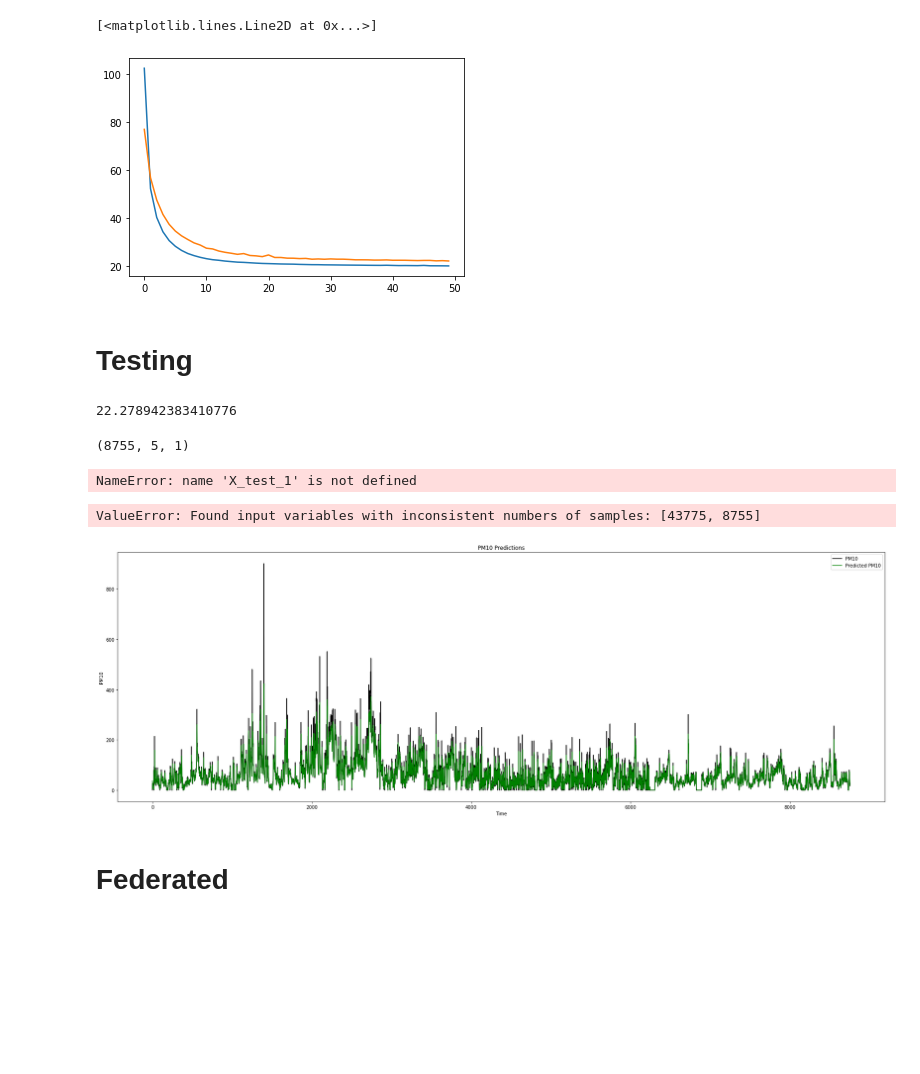
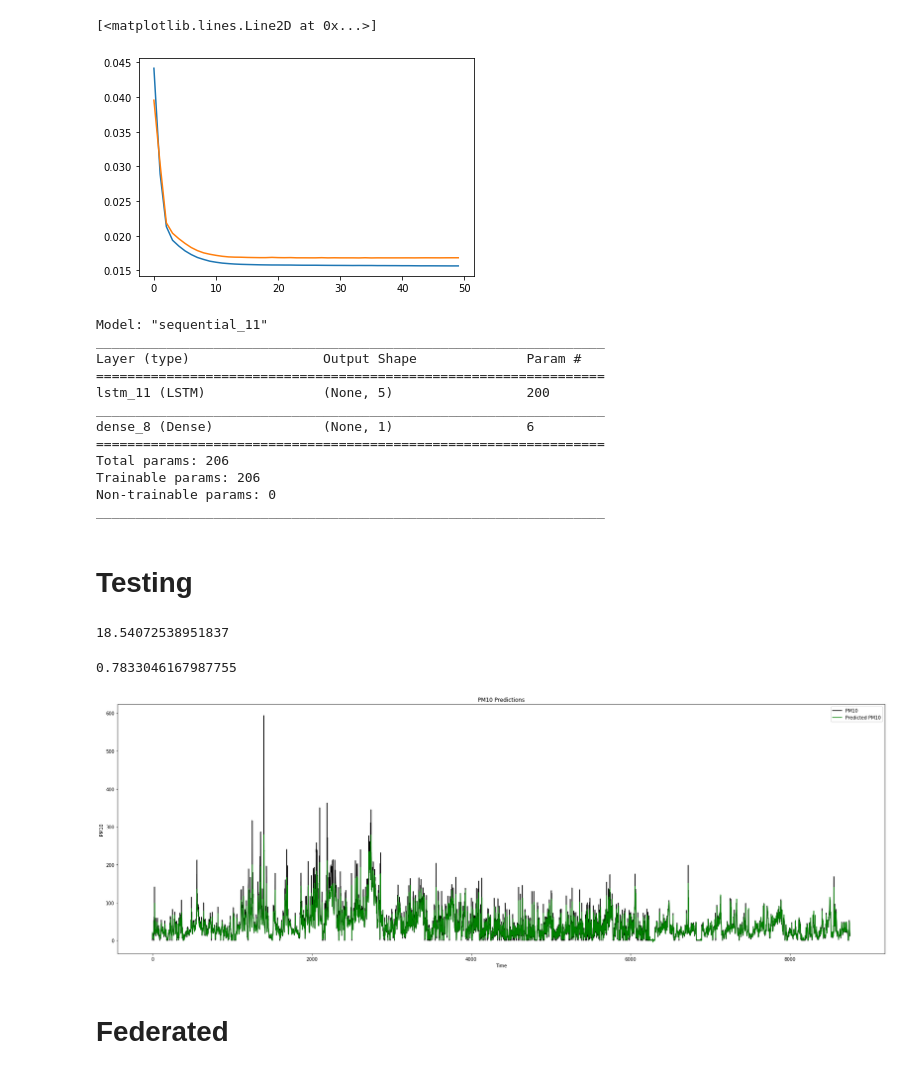
Before and after one commit to jadali17/Air-Quality-Prediction, a Jupyter notebook: centralized-federated.ipynb, the cells around one changed output. Drawn from its saved outputs; the diff is of its cells as text; code cells hidden in the pictures; blank space fills up the shorter version.

```diff
--- a/centralized-federated.ipynb
+++ b/centralized-federated.ipynb
@@ -51,8 +51,8 @@ def preprocess_data_centralized(one_feature):
     scaled_down['PM2_5']=sc.fit_transform(scaled_down['PM2_5'].values.reshape(-1, 1))
     scaled_down['NOX']=sc.fit_transform(scaled_down['NOX'].values.reshape(-1, 1))
 
-    train=one_feature[(one_feature['Start']<= "2018-12-31 23:00:00")]
-    test=one_feature[(one_feature['Start'] >= "2019-01-01 00:00:00")]
+    train=scaled_down[(scaled_down['Start']<= "2018-12-31 23:00:00")]
+    test=scaled_down[(scaled_down['Start'] >= "2019-01-01 00:00:00")]
     train=train.drop('Start',axis = 1)
     test=test.drop('Start',axis = 1)
     test= test.reset_index().drop('index',axis=1)
@@ -65,16 +65,17 @@ def preprocess_data_centralized(one_feature):
 X_train, y_train, X_test, y_test,sc_1= preprocess_data_centralized(get_data_centralized(dataPath))
 # %%
 from keras.models import Sequential
-from keras.layers import LSTM, Dense
+from keras.layers import LSTM, Dense,Reshape
 
 callback = tf.keras.callbacks.EarlyStopping(monitor='loss', patience=3)
 model = Sequential()
-model.add(LSTM(24, input_shape=(X_train.shape[1], X_train.shape[2]),return_sequences=False, stateful=False))
+model.add(LSTM(5, input_shape=(X_train.shape[1], X_train.shape[2]),return_sequences=False, stateful=False))
 model.add(Dense(1))
-model.compile(loss='MSE', optimizer='adam')
+# model.add(Reshape([5,1]))
+model.compile(loss='MAE', optimizer='adam')
 
 history = model.fit(X_train, y_train, epochs=50,
-                    batch_size=64, validation_data=(X_test, y_test),
+                    batch_size=72, validation_data=(X_test, y_test),
                     verbose=2, shuffle=False,callbacks=[callback])
 # %% [output]
 Epoch 1/50
@@ -100,7 +101,22 @@ plt.plot(history.history['loss'], label='train')
 plt.plot(history.history['val_loss'], label='test')#orange is validation loss
 # %% [output]
 [<matplotlib.lines.Line2D at 0x...>]
-[figure, old version]
+[figure, new version]
+# %%
+model.summary()
+# %% [output]
+Model: "sequential_11"
+_________________________________________________________________
+Layer (type)                 Output Shape              Param #
+=================================================================
+lstm_11 (LSTM)               (None, 5)                 200
+_________________________________________________________________
+dense_8 (Dense)              (None, 1)                 6
+=================================================================
+Total params: 206
+Trainable params: 206
+Non-trainable params: 0
+_________________________________________________________________
 # %% [markdown]
 # Testing
 # %%
@@ -158,33 +174,25 @@ _, _, X_test_1, y_test_1,sc_2= preprocess_data_centralized_test(get_data_central
 # %%
 from math import sqrt
 from sklearn.metrics import mean_squared_error
-mean_squared_error(y_test_1.reshape(-1,1),model.predict(X_test_1))
+sqrt(mean_squared_error(sc_2.inverse_transform(y_test_1.reshape(-1,1)),sc_2.inverse_transform(model.predict(X_test_1))))
 # %% [output]
-22.278942383410776
+18.54072538951837
-# %%
-model.predict(X_test).shape
-# %% [output]
-(8755, 5, 1)
-# %%
-model.predict(X_test_1)
-# %% [output]
-NameError: name 'X_test_1' is not defined
 # %%
 from sklearn.metrics import r2_score
-r2_score(sc.inverse_transform(y_test.reshape(-1,1)), sc.inverse_transform(model.predict(X_test)))
+r2_score(sc_1.inverse_transform(y_test.reshape(-1,1)), sc_1.inverse_transform(model.predict(X_test)))
 # %% [output]
-ValueError: Found input variables with inconsistent numbers of samples: [43775, 8755]
+0.7833046167987755
 # %%
 plt.figure(figsize=(30,10))
-plt.plot(sc.inverse_transform(y_test.reshape(-1,1)), color = 'black', label = 'PM10')
-plt.plot(sc.inverse_transform(model.predict(X_test)), color = 'green', label = 'Predicted PM10')
+plt.plot(sc_1.inverse_transform(y_test.reshape(-1,1)), color = 'black', label = 'PM10')
+plt.plot(sc_1.inverse_transform(model.predict(X_test)), color = 'green', label = 'Predicted PM10')
 plt.title('PM10 Predictions')
 plt.xlabel('Time')
 plt.ylabel('PM10')
 plt.legend()
 plt.show()
 # %% [output]
-[figure, old version]
+[figure, new version]
 # %% [markdown]
 # Federated
 # %%
```
Also changed, not shown: parts of 5 cells of this notebook.
